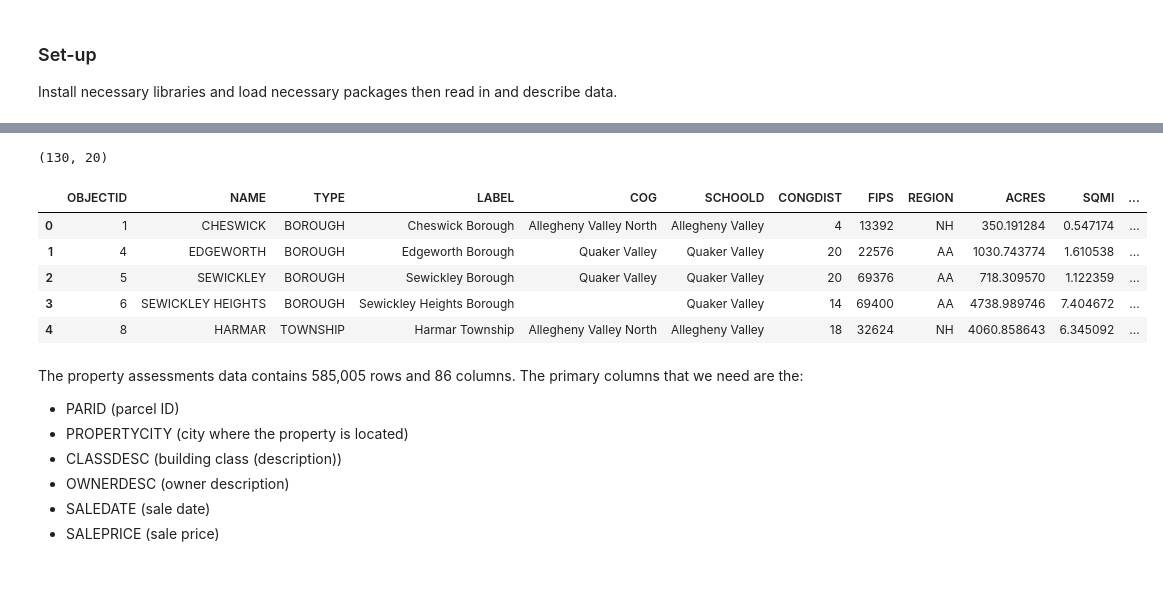
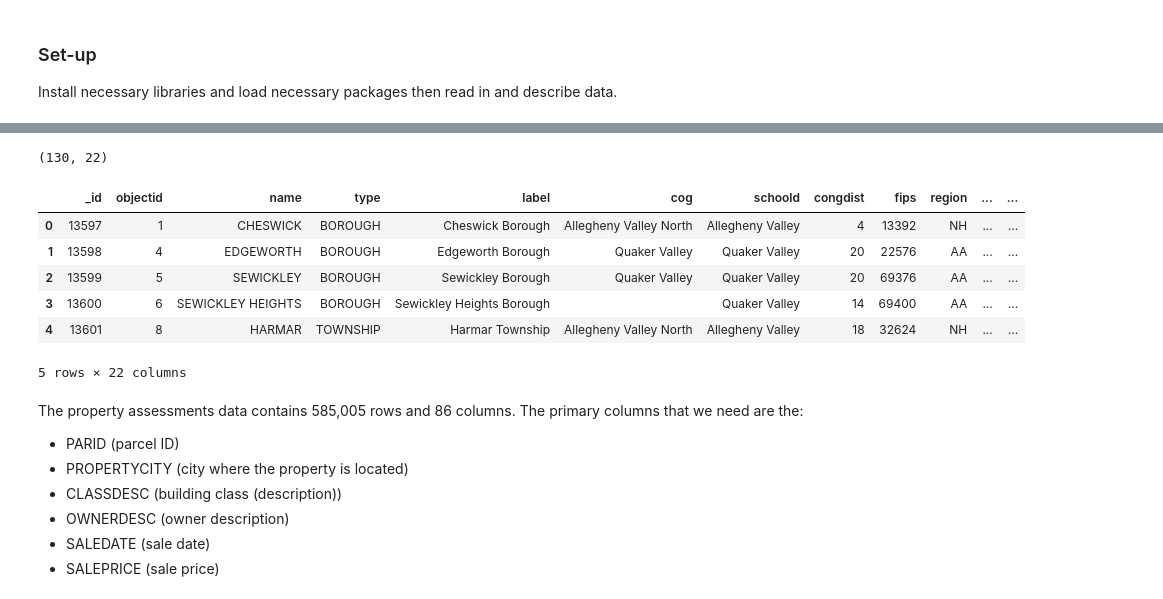
Before and after one commit to clydes-cmu/python-2-final, a Jupyter notebook: parcel_analysis.ipynb, the cells around one changed output, grey strips where cells are left out. Saved outputs shown, nothing was run; the diff lists cells and outputs as text; code cells hidden in the pictures.

```diff
--- a/parcel_analysis.ipynb
+++ b/parcel_analysis.ipynb
@@ -28,30 +47,31 @@ from pathlib import Path
 # %%
 # READ IN DATA
 # Allegheny County property assessments dataframe
-assessments_df = pd.read_csv("data/property_assessments.csv")
+assessments_df = pd.read_csv("C:\\Users\\Bryce\\Main\\CMU\\Fall 2026\\Python II\\Final Project\\data\\property_assessments.csv")
 # Allegheny County municipalities dataframe
-municipalities_df = pd.read_csv("data/allegheny_municipalities.csv")
+municipalities_df = pd.read_csv("allegheny_municipalities.csv")
 # Allegheny County parcel boundaries
-parcel_boundaries_df = pd.read_csv("data/allegheny_parcel_boundaries.csv")
+parcel_boundaries_df = pd.read_csv("C:\\Users\\Bryce\\Main\\CMU\\Fall 2026\\Python II\\Final Project\\data\\allegheny_parcel_boundaries.csv")
 # Allegheny County municipal boundaries geopandas dataframe
-municipal_boundaries_gdf = gpd.read_file("data/allegheny_municipal_boundaries.geojson")
+municipal_boundaries_gdf = gpd.read_file("allegheny_municipal_boundaries.geojson")
 # %%
 # print(assessments_df.shape)
 # print(assessments_df.head())
 
-# print(parcel_boundaries_df.shape)
-# display(parcel_boundaries_df.head())
+print(parcel_boundaries_df.shape)
+display(parcel_boundaries_df.head())
 
-print(municipal_boundaries_gdf.shape)
-display(municipal_boundaries_gdf.head())
+# print(municipal_boundaries_gdf.shape)
+# display(municipal_boundaries_gdf.head())
 # %% [output]
-(130, 20)
+(130, 22)
-|  | OBJECTID | NAME | TYPE | LABEL | COG | SCHOOLD | CONGDIST | FIPS | REGION | ACRES | SQMI | ... |
-| 0 | 1 | CHESWICK | BOROUGH | Cheswick Borough | Allegheny Valley North | Allegheny Valley | 4 | 13392 | NH | 350.191284 | 0.547174 | ... |
-| 1 | 4 | EDGEWORTH | BOROUGH | Edgeworth Borough | Quaker Valley | Quaker Valley | 20 | 22576 | AA | 1030.743774 | 1.610538 | ... |
-| 2 | 5 | SEWICKLEY | BOROUGH | Sewickley Borough | Quaker Valley | Quaker Valley | 20 | 69376 | AA | 718.309570 | 1.122359 | ... |
-| 3 | 6 | SEWICKLEY HEIGHTS | BOROUGH | Sewickley Heights Borough |  | Quaker Valley | 14 | 69400 | AA | 4738.989746 | 7.404672 | ... |
-| 4 | 8 | HARMAR | TOWNSHIP | Harmar Township | Allegheny Valley North | Allegheny Valley | 18 | 32624 | NH | 4060.858643 | 6.345092 | ... |
+|  | _id | objectid | name | type | label | cog | schoold | congdist | fips | region | ... | ... |
+| 0 | 13597 | 1 | CHESWICK | BOROUGH | Cheswick Borough | Allegheny Valley North | Allegheny Valley | 4 | 13392 | NH | ... | ... |
+| 1 | 13598 | 4 | EDGEWORTH | BOROUGH | Edgeworth Borough | Quaker Valley | Quaker Valley | 20 | 22576 | AA | ... | ... |
+| 2 | 13599 | 5 | SEWICKLEY | BOROUGH | Sewickley Borough | Quaker Valley | Quaker Valley | 20 | 69376 | AA | ... | ... |
+| 3 | 13600 | 6 | SEWICKLEY HEIGHTS | BOROUGH | Sewickley Heights Borough |  | Quaker Valley | 14 | 69400 | AA | ... | ... |
+| 4 | 13601 | 8 | HARMAR | TOWNSHIP | Harmar Township | Allegheny Valley North | Allegheny Valley | 18 | 32624 | NH | ... | ... |
+5 rows × 22 columns
 # %% [markdown]
 The property assessments data contains 585,005 rows and 86 columns. The primary columns that we need are the:
 - PARID (parcel ID)
```
Also changed, not shown: parts of 5 cells of this notebook.
